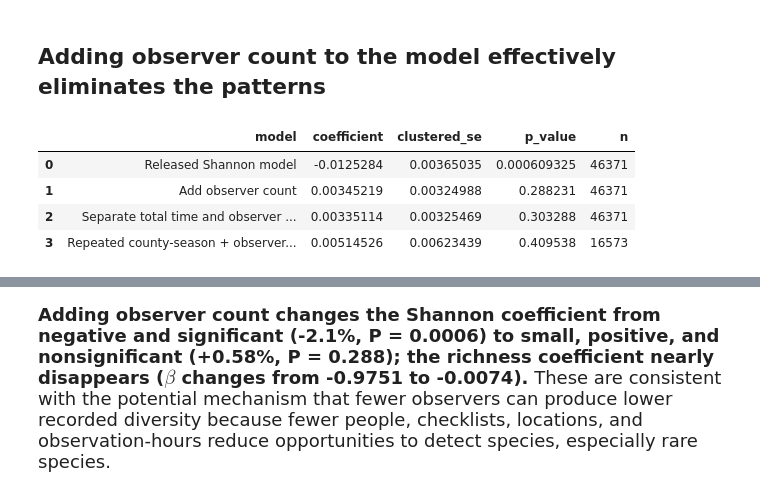
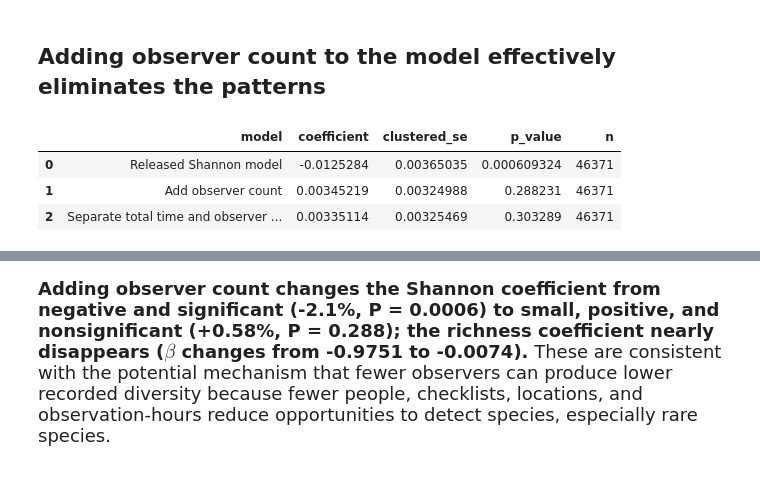
Before and after one commit to chenyangkang/reanalysis-Science-PSI-ShannonBD, a Jupyter notebook: scripts/02_citizen_science_sampling_reanalysis.ipynb, the cells around one changed output, grey strips where cells are left out. Saved outputs shown, nothing was run; the diff lists cells and outputs as text; code cells hidden in the pictures.

```diff
--- a/scripts/02_citizen_science_sampling_reanalysis.ipynb
+++ b/scripts/02_citizen_science_sampling_reanalysis.ipynb
@@ -398,31 +412,20 @@ Therefore, it is very possible that sampling efforts like observer count and obs
 # %%
 released = fit_fe(df, "ShannonBD", ["PI", *controls])
 add_observers = fit_fe(df, "ShannonBD", ["PI", *controls, "log_BN_w"])
 separate_effort = fit_fe(
     df, "ShannonBD", ["PI", *controls_no_duration, "log_BT_w", "log_BN_w"]
 )
 
-cell_count = df.groupby("county_month")["year"].transform("nunique")
-repeated = df[cell_count >= 5]
-stable_season = fit_fe(
-    repeated,
-    "ShannonBD",
-    ["PI", *controls, "log_BN_w"],
-    fe_columns=("county_month", "year"),
-)
-
 display(pd.DataFrame([
     result_row("Released Shannon model", released),
     result_row("Add observer count", add_observers),
-    result_row("Separate total time and observer count", separate_effort),
-    result_row("Repeated county-season + observer count", stable_season),
+    result_row("Separate total time and observer count", separate_effort)
 ]))
 # %% [output]
 |  | model | coefficient | clustered_se | p_value | n |
-| 0 | Released Shannon model | -0.0125284 | 0.00365035 | 0.000609325 | 46371 |
+| 0 | Released Shannon model | -0.0125284 | 0.00365035 | 0.000609324 | 46371 |
 | 1 | Add observer count | 0.00345219 | 0.00324988 | 0.288231 | 46371 |
-| 2 | Separate total time and observer ... | 0.00335114 | 0.00325469 | 0.303288 | 46371 |
-| 3 | Repeated county-season + observer... | 0.00514526 | 0.00623439 | 0.409538 | 16573 |
+| 2 | Separate total time and observer ... | 0.00335114 | 0.00325469 | 0.303289 | 46371 |
 # %%
 ## Effects in percentage
 scale = 100 * df["PI"].std() / df["ShannonBD"].mean()
```
Also changed, not shown: parts of 11 cells of this notebook, 5 other files.
